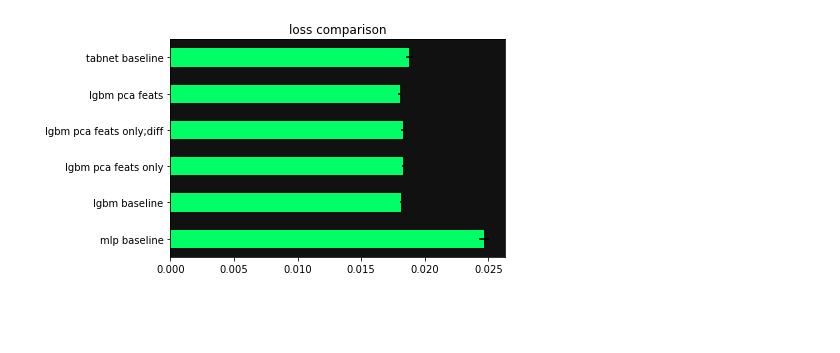
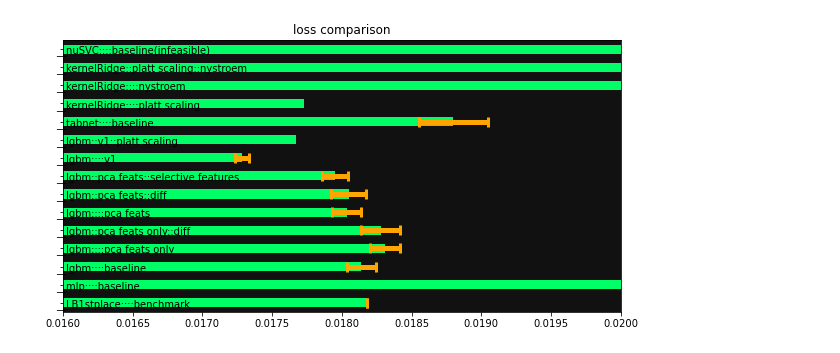
Before and after one commit to MutsumiChieda/moa, a Jupyter notebook: train_nb/score_calculator.ipynb, the cells around one changed output. Saved outputs shown, nothing was run; the diff lists cells and outputs as text; code cells hidden in the pictures; blank space fills up the shorter version.

```diff
--- a/train_nb/score_calculator.ipynb
+++ b/train_nb/score_calculator.ipynb
@@ -6,9 +7,12 @@ df = pd.read_csv('score.csv')
 cols = [f'loss{i}' for i in range(4)]
 df['mean'] = df[cols].mean(axis=1)
 df['std'] = df[cols].std(axis=1)
-df = df.fillna('')
+df_ = df.fillna('')
 # df.drop(cols, axis=1, inplace=True)
-df = df.set_index(df['model']+' '+df['version'])
-df
+df_ = df_.set_index(df_['model']+'::'+df_['impl_from']+'::'+df_['version'])
+# df_ = df_.set_index(df['model']+' '+df['version'])
+# df_
+df.index = '__' + df_.index
+df_
 # %% [output]
 |  | model | impl_from | version | loss0 | loss1 | loss2 | loss3 | mean | std |
@@ -22,5 +34,14 @@ df
 # %%
-p = df['mean'].astype(np.float64).plot(kind='barh', xerr=df['std'], title='loss comparison', color='#0f6')
+fig, ax = plt.subplots()
+plt.sca(ax)
+plt.yticks(ha='left')
+
+p = df['mean'].astype(np.float64).plot(kind='barh', xerr=df['std'],
+                                       title='loss comparison', color='#0f6',
+                                       error_kw={'ecolor': 'orange', 'elinewidth':5,
+                                                 'capsize':5, 'capthick': 3},
+                                       figsize=(10,5), ax=ax)
+p.set_xlim(.016, .020)
 p.set_facecolor('#111')
 # %% [output]
-[figure, old version]
+[figure, new version]
```
Also changed, not shown: parts of 3 cells of this notebook, 6 other files.
